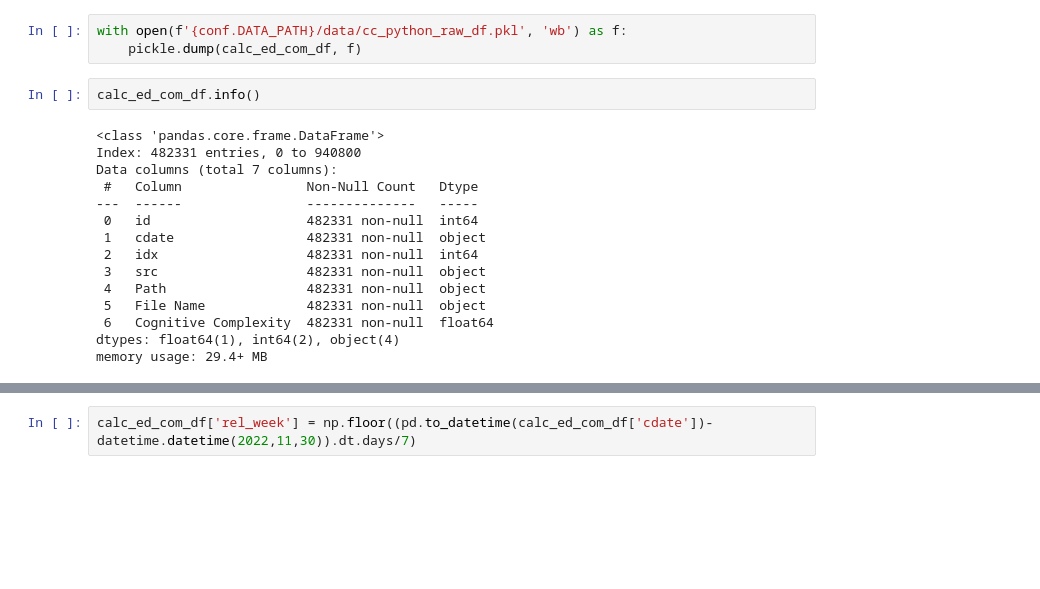
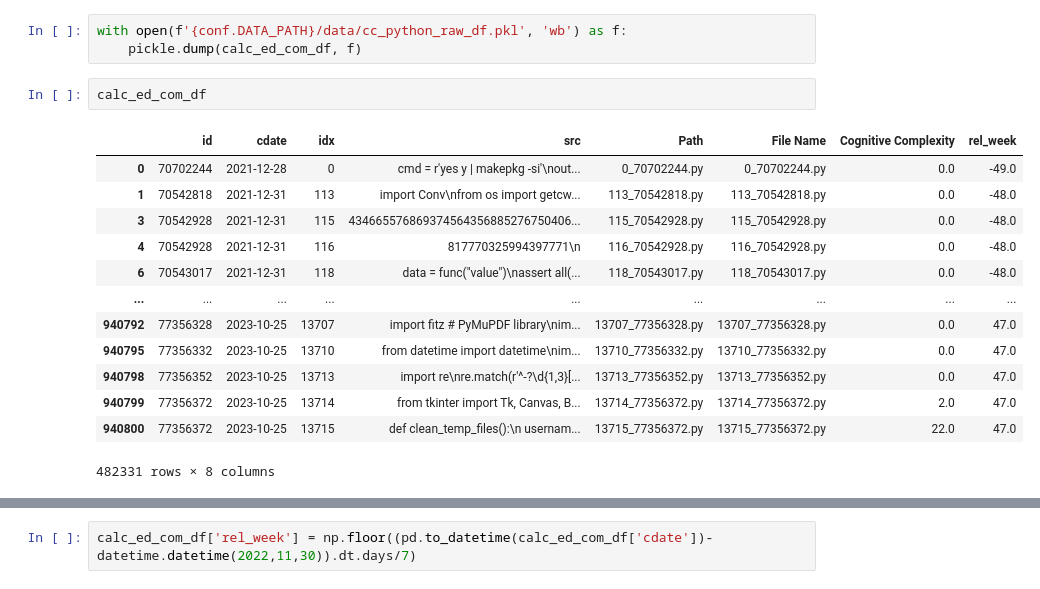
Before and after one commit to boysbeanxious/stackoverflow_src, a Jupyter notebook: complexity/forpython/4_cognitive_complexity_discontinuity_ver3.ipynb, the cells around one changed output, grey strips where cells are left out. Saved outputs shown, nothing was run; the diff lists cells and outputs as text; blank space fills up the shorter version.

```diff
--- a/complexity/forpython/4_cognitive_complexity_discontinuity_ver3.ipynb
+++ b/complexity/forpython/4_cognitive_complexity_discontinuity_ver3.ipynb
@@ -143,19 +143,18 @@ calc_ed_com_df = calc_com_df[~calc_com_df['Path'].isna()]
 with open(f'{conf.DATA_PATH}/data/cc_python_raw_df.pkl', 'wb') as f:
     pickle.dump(calc_ed_com_df, f)
 # %%
-calc_ed_com_df.info()
+calc_ed_com_df
 # %% [output]
+|  | id | cdate | idx | src | Path | File Name | Cognitive Complexity | rel_week |
+| 0 | 70702244 | 2021-12-28 | 0 | cmd = r'yes y | makepkg -si'\nout... | 0_70702244.py | 0_70702244.py | 0.0 | -49.0 |
+| 1 | 70542818 | 2021-12-31 | 113 | import Conv\nfrom os import getcw... | 113_70542818.py | 113_70542818.py | 0.0 | -48.0 |
+| 3 | 70542928 | 2021-12-31 | 115 | 434665576869374564356885276750406... | 115_70542928.py | 115_70542928.py | 0.0 | -48.0 |
+| 4 | 70542928 | 2021-12-31 | 116 | 817770325994397771\n | 116_70542928.py | 116_70542928.py | 0.0 | -48.0 |
+| 6 | 70543017 | 2021-12-31 | 118 | data = func("value")\nassert all(... | 118_70543017.py | 118_70543017.py | 0.0 | -48.0 |
+| ... | ... | ... | ... | ... | ... | ... | ... | ... |
+| 940792 | 77356328 | 2023-10-25 | 13707 | import fitz # PyMuPDF library\nim... | 13707_77356328.py | 13707_77356328.py | 0.0 | 47.0 |
+| 940795 | 77356332 | 2023-10-25 | 13710 | from datetime import datetime\nim... | 13710_77356332.py | 13710_77356332.py | 0.0 | 47.0 |
+| 940798 | 77356352 | 2023-10-25 | 13713 | import re\nre.match(r'^-?\d{1,3}[... | 13713_77356352.py | 13713_77356352.py | 0.0 | 47.0 |
+| 940799 | 77356372 | 2023-10-25 | 13714 | from tkinter import Tk, Canvas, B... | 13714_77356372.py | 13714_77356372.py | 2.0 | 47.0 |
+| 940800 | 77356372 | 2023-10-25 | 13715 | def clean_temp_files():\n usernam... | 13715_77356372.py | 13715_77356372.py | 22.0 | 47.0 |
-<class 'pandas.core.frame.DataFrame'>
-Index: 482331 entries, 0 to 940800
-Data columns (total 7 columns):
- #   Column                Non-Null Count   Dtype
----  ------                --------------   -----
- 0   id                    482331 non-null  int64
- 1   cdate                 482331 non-null  object
- 2   idx                   482331 non-null  int64
- 3   src                   482331 non-null  object
- 4   Path                  482331 non-null  object
- 5   File Name             482331 non-null  object
- 6   Cognitive Complexity  482331 non-null  float64
-dtypes: float64(1), int64(2), object(4)
-memory usage: 29.4+ MB
+482331 rows × 8 columns
```
Also changed, not shown: parts of 4 cells of this notebook.
